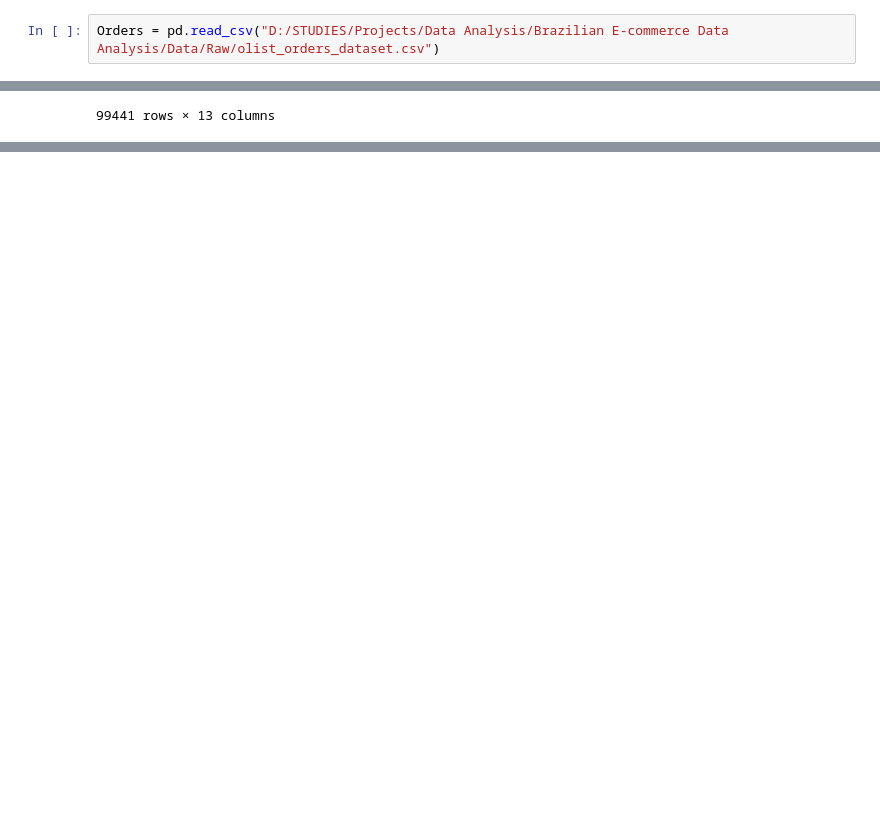
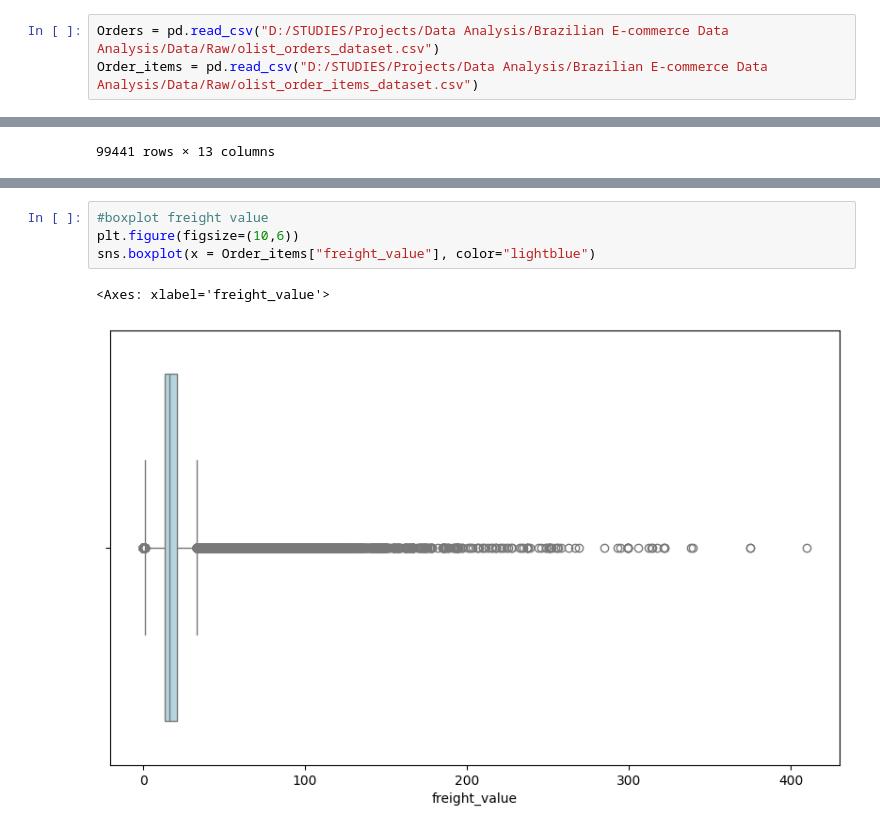
Before and after one commit to Adithya-Venkatraman05/Brazilian-E-commerce-Data-Analysis, a Jupyter notebook: Notebooks/EDA.ipynb, the cells around one changed output, grey strips where cells are left out. Cells and saved outputs as stored; diff of their text form; blank space fills up the shorter version.

```diff
--- a/Notebooks/EDA.ipynb
+++ b/Notebooks/EDA.ipynb
@@ -8,6 +8,7 @@ import seaborn as sns
 from datetime import datetime
 # %%
 Orders = pd.read_csv("D:/STUDIES/Projects/Data Analysis/Brazilian E-commerce Data Analysis/Data/Raw/olist_orders_dataset.csv")
+Order_items = pd.read_csv("D:/STUDIES/Projects/Data Analysis/Brazilian E-commerce Data Analysis/Data/Raw/olist_order_items_dataset.csv")
 # %%
 Orders.head()
 # %% [output]
@@ -122,0 +194,7 @@ plt.show()
+# %%
+#boxplot freight value
+plt.figure(figsize=(10,6))
+sns.boxplot(x = Order_items["freight_value"], color="lightblue")
+# %% [output]
+<Axes: xlabel='freight_value'>
+[figure, added]
```
Also changed, not shown: parts of 13 cells of this notebook, 1 other file.
